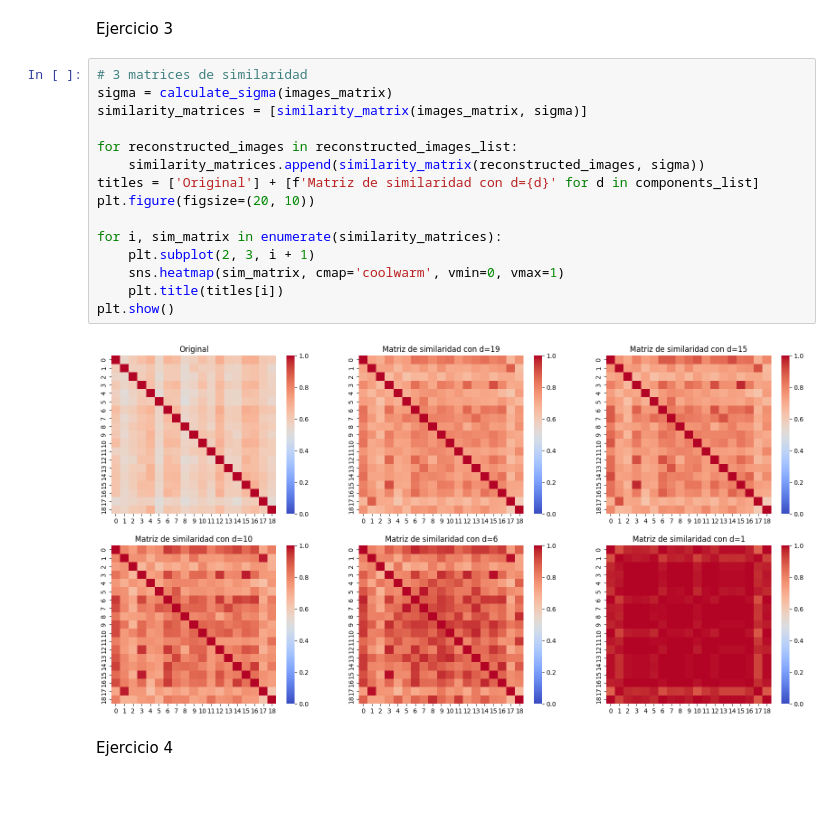
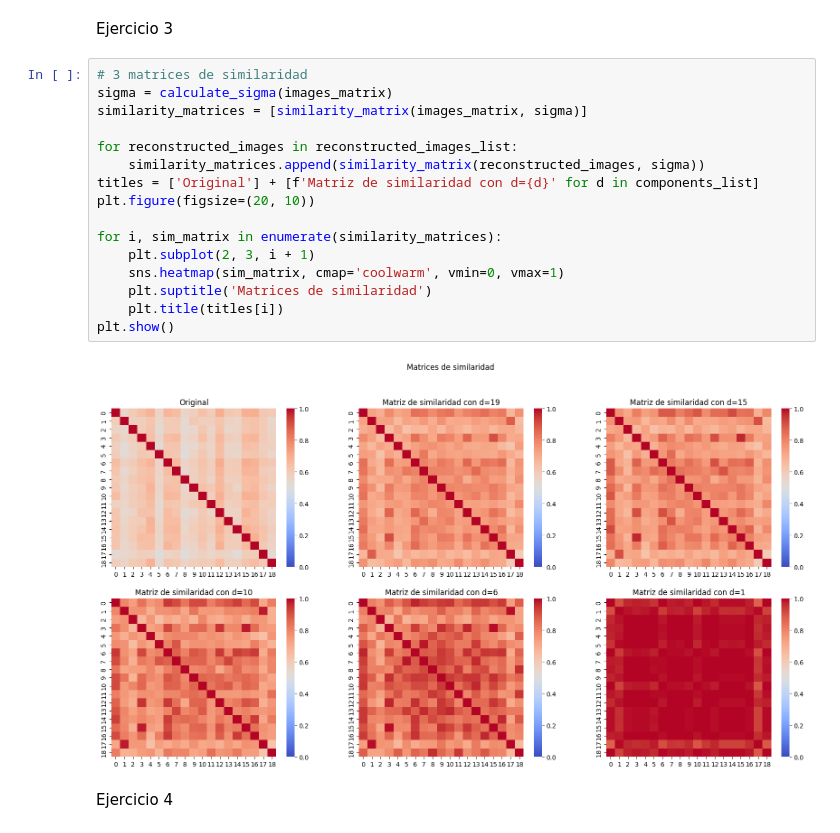
Before and after one commit to lucasU1969/tp_m-todos_2, a Jupyter notebook: punto2.ipynb, the cells around one changed output. Drawn from its saved outputs; the diff is of its cells as text; blank space fills up the shorter version.

```diff
--- a/punto2.ipynb
+++ b/punto2.ipynb
@@ -127,20 +127,21 @@ Ejercicio 3
 # %%
 # 3 matrices de similaridad
 sigma = calculate_sigma(images_matrix)
 similarity_matrices = [similarity_matrix(images_matrix, sigma)]
 
 for reconstructed_images in reconstructed_images_list:
     similarity_matrices.append(similarity_matrix(reconstructed_images, sigma))
 titles = ['Original'] + [f'Matriz de similaridad con d={d}' for d in components_list]
 plt.figure(figsize=(20, 10))
 
 for i, sim_matrix in enumerate(similarity_matrices):
     plt.subplot(2, 3, i + 1)
     sns.heatmap(sim_matrix, cmap='coolwarm', vmin=0, vmax=1)
+    plt.suptitle('Matrices de similaridad')
     plt.title(titles[i])
 plt.show()
 # %% [output]
-[figure, old version]
+[figure, new version]
 # %% [markdown]
 Ejercicio 4
 # %%
```
Also changed, not shown: parts of 8 cells of this notebook.
